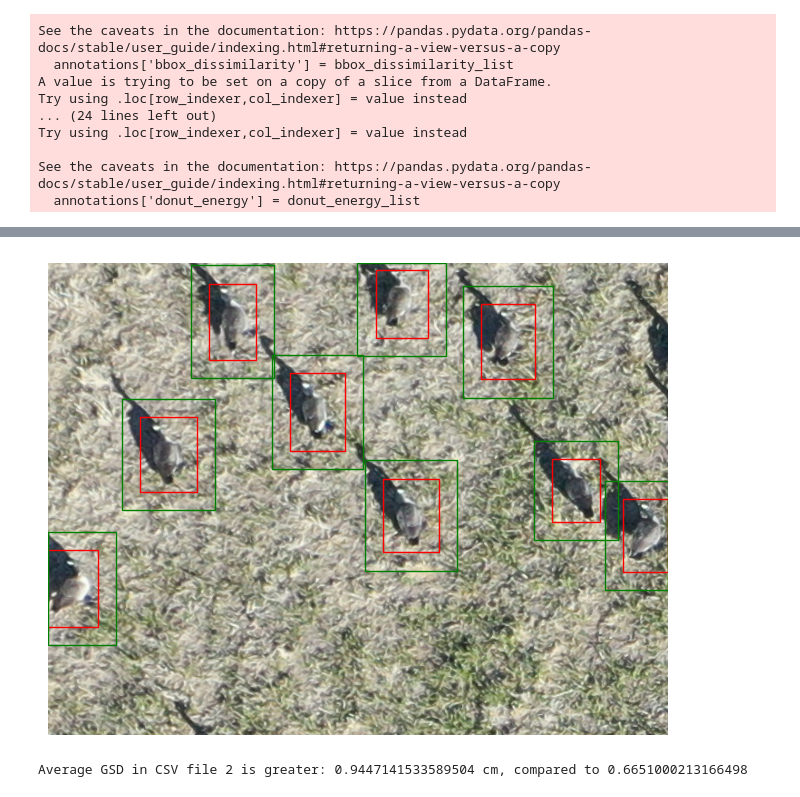
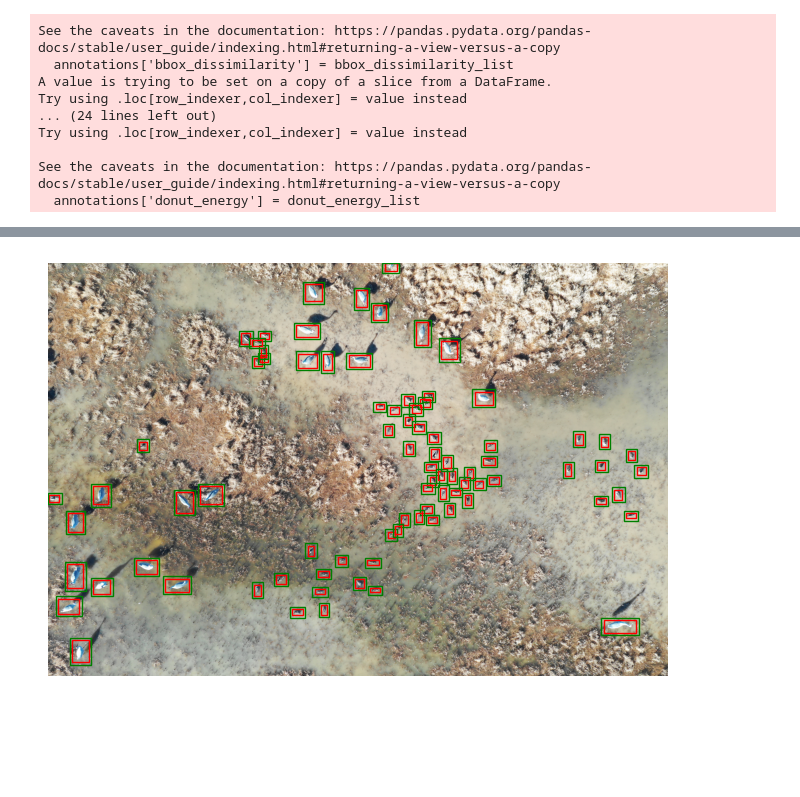
Before and after one commit to ASPIRE-collab/drones4ducks-optimizing, a Jupyter notebook: utils/texture/annotationfactors_expert.ipynb, the cells around one changed output, grey strips where cells are left out. Cells and saved outputs as stored; diff of their text form; code cells hidden in the pictures; blank space fills up the shorter version.

```diff
--- a/utils/texture/annotationfactors_expert.ipynb
+++ b/utils/texture/annotationfactors_expert.ipynb
@@ -37,3 +38,21 @@ df.head()
+# %%
+#IF RESUMING FROM A SAVED POINT
+path = "E:/imagefactors/data/expert_imagefactors_superclass.csv"
+with open(path) as f:
+  df = pd.read_csv(f)
+
+#path = "E:/imagefactors/data/expert_imagefactors_SPP.csv"
+#with open(path) as f:
+#  df = pd.read_csv(f)
+
+#Fixing how bounding boxes are read for the analysis labels
+def eval_bbox_refined(row):
+    if pd.notnull(row['consensus_bbox']):
+        return ast.literal_eval(row['consensus_bbox'])
+    else:
+        return None
+# Apply the function to the 'bbox_refined' column and save the results
+df['consensus_bbox'] = df.apply(eval_bbox_refined, axis=1)
 # %%
 #Calculate area of bboxes
 def calc_area(row):
@@ -155,12 +254,0 @@ df.to_csv('E:/imagefactors/data/crowdsourced_imagefactors.csv', index=False)
-# %%
-path = "E:/imagefactors/data/crowdsourced_imagefactors.csv"
-with open(path) as f:
-  df = pd.read_csv(f)
-#Fixing how bounding boxes are read for the analysis labels
-def eval_bbox_refined(row):
-    if pd.notnull(row['consensus_bbox']):
-        return ast.literal_eval(row['consensus_bbox'])
-    else:
-        return None
-# Apply the function to the 'bbox_refined' column and save the results
-df['consensus_bbox'] = df.apply(eval_bbox_refined, axis=1)
@@ -475,71 +537,34 @@ def visualize_bounding_boxes_with_donuts(image_path, csv_file):
     annotations = csv_data[csv_data['filename'] == image_filename]
 
     # Plot the image with bounding boxes and donut regions
     fig, ax = plt.subplots(figsize=(8, 8))
     ax.imshow(image)
     ax.axis('off')
 
     # Iterate through annotations and draw bounding boxes and donut regions
     for _, row in annotations.iterrows():
-        bbox = ast.literal_eval(row['consensus_bbox'])  # Parse bbox values from string to list
-
+        bbox = ast.literal_eval(row['bbox'])  # Parse bbox values from string to list
+        #bbox = row['bbox']
         # Draw bounding box
         rectangle = Rectangle((bbox[0], bbox[1]), bbox[2], bbox[3], linewidth=1, edgecolor='r', facecolor='none')
         ax.add_patch(rectangle)
 
         # Draw donut region
         donut_left = max(0, bbox[0] - 20)  # Adjust the buffer size as needed
         donut_top = max(0, bbox[1] - 20)
         donut_right = min(image.shape[1], bbox[0] + bbox[2] + 20)
         donut_bottom = min(image.shape[0], bbox[1] + bbox[3] + 20)
         donut_rectangle = Rectangle((donut_left, donut_top), (donut_right - donut_left),
                                    (donut_bottom - donut_top), linewidth=1, edgecolor='g', facecolor='none')
         ax.add_patch(donut_rectangle)
 
     # Show the plot
     plt.show()
 
 # Example usage
-image_path = 'E:\\imagefactors\\data\\zooniverse\\20211201_Atrisco_0459_01_01.png'
+image_path = 'E:\\imagefactors\\data\\usfws\\BDA_18A4_20181107_4.JPG'
 csv_file = path
 
 visualize_bounding_boxes_with_donuts(image_path, csv_file)
 # %% [output]
-[figure, old version]
+[figure, new version]
-# %%
-import csv
-
-# Function to calculate the average GSD from a CSV file
-def calculate_average_gsd(csv_file_path):
-    gsd_values = []
-    with open(csv_file_path, mode='r') as csv_file:
-        csv_reader = csv.DictReader(csv_file)
-        for row in csv_reader:
-            gsd_cm = float(row.get("GSD (cm)", 0))  # Get the GSD value and convert to float
-            gsd_values.append(gsd_cm)
-
-    # Calculate the average GSD
-    if gsd_values:
-        average_gsd = sum(gsd_values) / len(gsd_values)
-    else:
-        average_gsd = 0.0  # Default value when no GSD values are available
-
-    return average_gsd
-
-# Paths to the two CSV files to compare
-csv_file_path_1 = 'E:\\imagefactors\\data\\benchmark_gsd.csv'
-csv_file_path_2 = 'E:\\imagefactors\\data\\crowdsourced_gsd.csv'
-
-# Calculate the average GSD for both files
-average_gsd_1 = calculate_average_gsd(csv_file_path_1)
-average_gsd_2 = calculate_average_gsd(csv_file_path_2)
-
-# Compare and print the results
-if average_gsd_1 > average_gsd_2:
-    print(f"Average GSD in CSV file 1 is greater: {average_gsd_1} cm, compared to {average_gsd_2}")
-elif average_gsd_1 < average_gsd_2:
-    print(f"Average GSD in CSV file 2 is greater: {average_gsd_2} cm, compared to {average_gsd_1}")
-else:
-    print(f"Average GSDs in both CSV files are equal: {average_gsd_1} cm")
-# %% [output]
-Average GSD in CSV file 2 is greater: 0.9447141533589504 cm, compared to 0.6651000213166498
```
Also changed, not shown: parts of 10 cells of this notebook.
